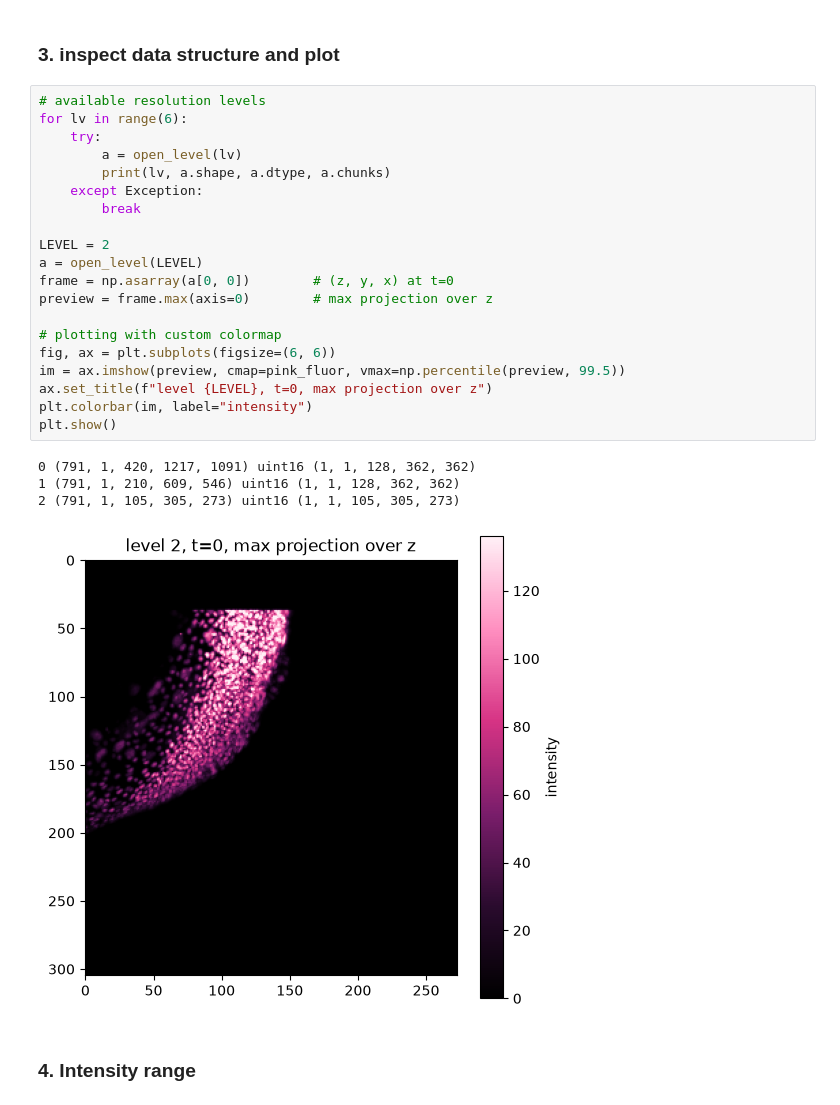
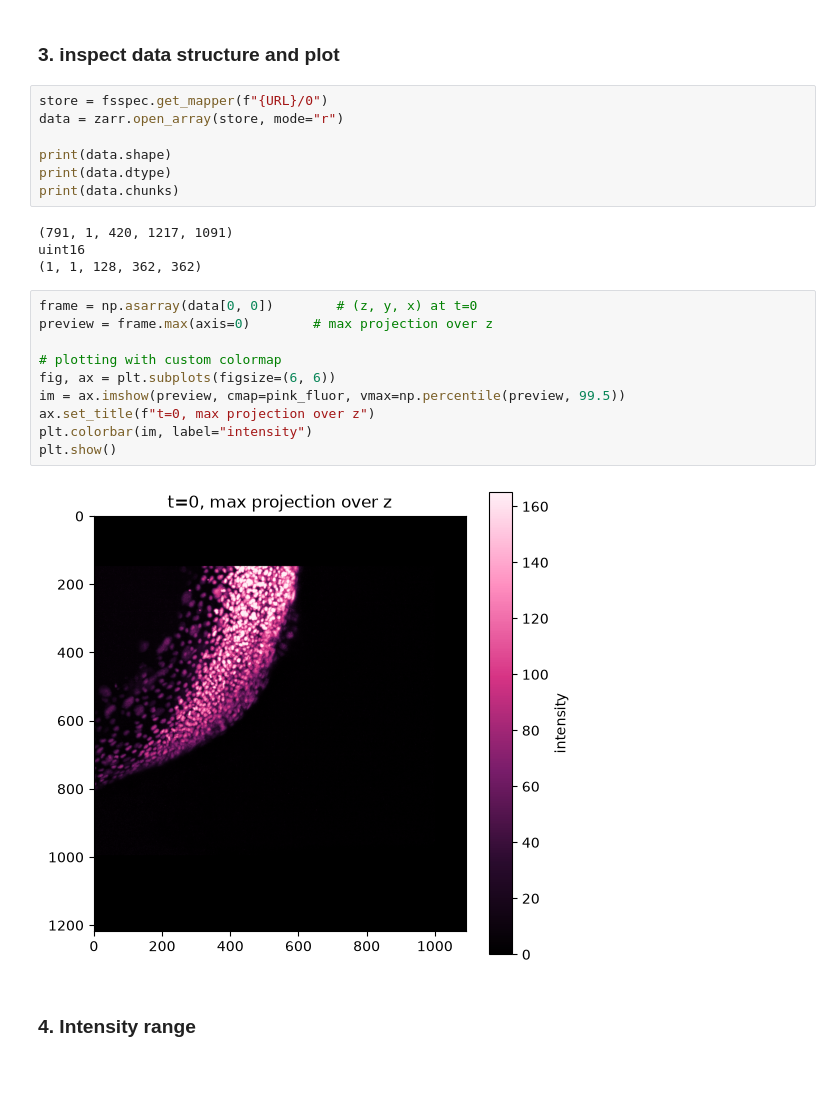
Before and after one commit to sophialevitskaja/nuclei_tracking_demo, a Jupyter notebook: notebooks/01_exploration.ipynb, the cells around one changed output. Saved outputs shown, nothing was run; the diff lists cells and outputs as text; blank space fills up the shorter version.

```diff
--- a/notebooks/01_exploration.ipynb
+++ b/notebooks/01_exploration.ipynb
@@ -24,31 +24,29 @@ import json
 URL = "https://public.czbiohub.org/royerlab/zebrahub/imaging/single-objective/ZSNS001_tail.ome.zarr"
 # %% [markdown]
 ### 3. inspect data structure and plot
+# %%
+store = fsspec.get_mapper(f"{URL}/0")
+data = zarr.open_array(store, mode="r")
+
+print(data.shape)
+print(data.dtype)
+print(data.chunks)
+# %% [output]
+(791, 1, 420, 1217, 1091)
+uint16
+(1, 1, 128, 362, 362)
 # %%
-# available resolution levels
-for lv in range(6):
-    try:
-        a = open_level(lv)
-        print(lv, a.shape, a.dtype, a.chunks)
-    except Exception:
-        break
-
-LEVEL = 2
-a = open_level(LEVEL)
-frame = np.asarray(a[0, 0])        # (z, y, x) at t=0
+frame = np.asarray(data[0, 0])        # (z, y, x) at t=0
 preview = frame.max(axis=0)        # max projection over z
 
 # plotting with custom colormap
 fig, ax = plt.subplots(figsize=(6, 6))
 im = ax.imshow(preview, cmap=pink_fluor, vmax=np.percentile(preview, 99.5))
-ax.set_title(f"level {LEVEL}, t=0, max projection over z")
+ax.set_title(f"t=0, max projection over z")
 plt.colorbar(im, label="intensity")
 plt.show()
 # %% [output]
-0 (791, 1, 420, 1217, 1091) uint16 (1, 1, 128, 362, 362)
-1 (791, 1, 210, 609, 546) uint16 (1, 1, 128, 362, 362)
-2 (791, 1, 105, 305, 273) uint16 (1, 1, 105, 305, 273)
-[figure, old version]
+[figure, new version]
 # %% [markdown]
 ### 4. Intensity range
 # %%
```
Also changed, not shown: parts of 2 cells of this notebook, 4 other files.
